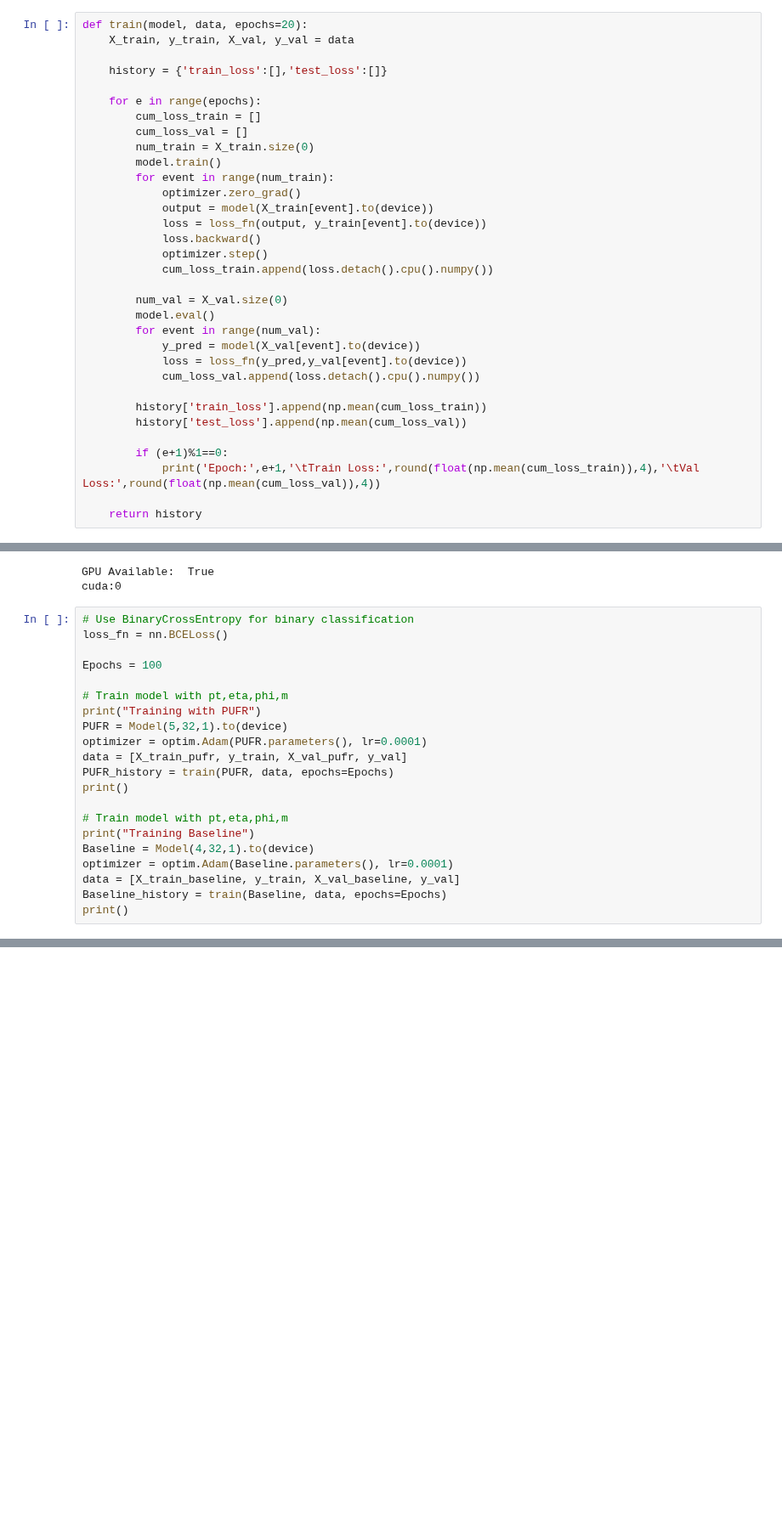
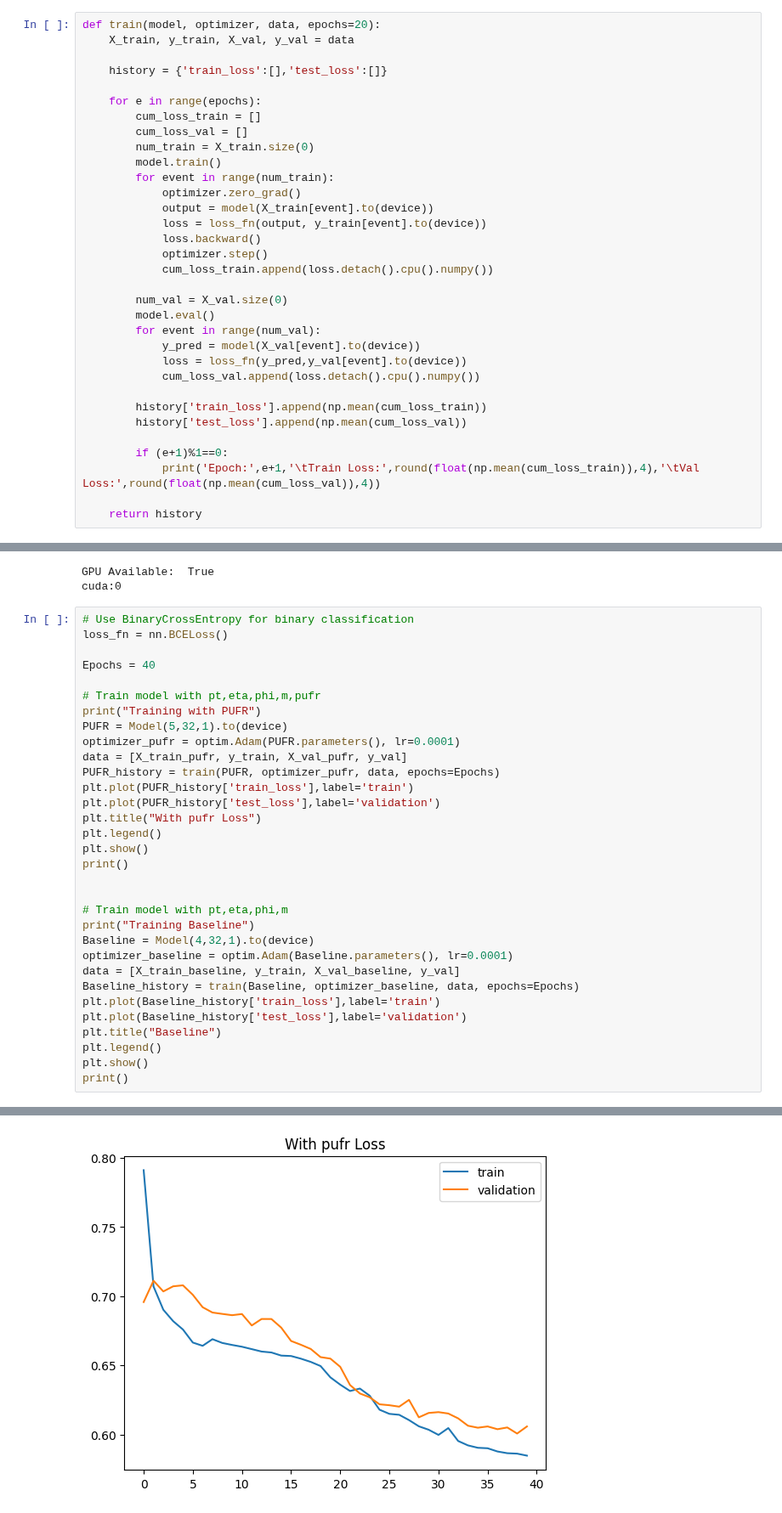
Before and after one commit to LukeV37/Pileup_Project, a Jupyter notebook: analysis/DiHiggs_4b_Attention_Classifier.ipynb, the cells around one changed output, grey strips where cells are left out. Shown at 85% size. Drawn from its saved outputs; the diff is of its cells as text; blank space fills up the shorter version.

```diff
--- a/analysis/DiHiggs_4b_Attention_Classifier.ipynb
+++ b/analysis/DiHiggs_4b_Attention_Classifier.ipynb
@@ -299,7 +307,7 @@ class Model(nn.Module):
         output = F.sigmoid(self.jet_classifier(jet_aggregated))
         return output
 # %%
-def train(model, data, epochs=20):
+def train(model, optimizer, data, epochs=20):
     X_train, y_train, X_val, y_val = data
 
     history = {'train_loss':[],'test_loss':[]}
@@ -342,22 +350,33 @@ cuda:0
 # Use BinaryCrossEntropy for binary classification
 loss_fn = nn.BCELoss()
 
-Epochs = 100
+Epochs = 40
 
-# Train model with pt,eta,phi,m
+# Train model with pt,eta,phi,m,pufr
 print("Training with PUFR")
 PUFR = Model(5,32,1).to(device)
-optimizer = optim.Adam(PUFR.parameters(), lr=0.0001)
+optimizer_pufr = optim.Adam(PUFR.parameters(), lr=0.0001)
 data = [X_train_pufr, y_train, X_val_pufr, y_val]
-PUFR_history = train(PUFR, data, epochs=Epochs)
+PUFR_history = train(PUFR, optimizer_pufr, data, epochs=Epochs)
+plt.plot(PUFR_history['train_loss'],label='train')
+plt.plot(PUFR_history['test_loss'],label='validation')
+plt.title("With pufr Loss")
+plt.legend()
+plt.show()
 print()
+
 
 # Train model with pt,eta,phi,m
 print("Training Baseline")
 Baseline = Model(4,32,1).to(device)
-optimizer = optim.Adam(Baseline.parameters(), lr=0.0001)
+optimizer_baseline = optim.Adam(Baseline.parameters(), lr=0.0001)
 data = [X_train_baseline, y_train, X_val_baseline, y_val]
-Baseline_history = train(Baseline, data, epochs=Epochs)
+Baseline_history = train(Baseline, optimizer_baseline, data, epochs=Epochs)
+plt.plot(Baseline_history['train_loss'],label='train')
+plt.plot(Baseline_history['test_loss'],label='validation')
+plt.title("Baseline")
+plt.legend()
+plt.show()
 print()
 # %% [output]
 Training with PUFR
@@ -379,0 +399 @@ Epoch: 100      Train Loss: 0.5986      Val Loss: 0.5933
+[figure, added]
```
Also changed, not shown: parts of 8 cells of this notebook.
